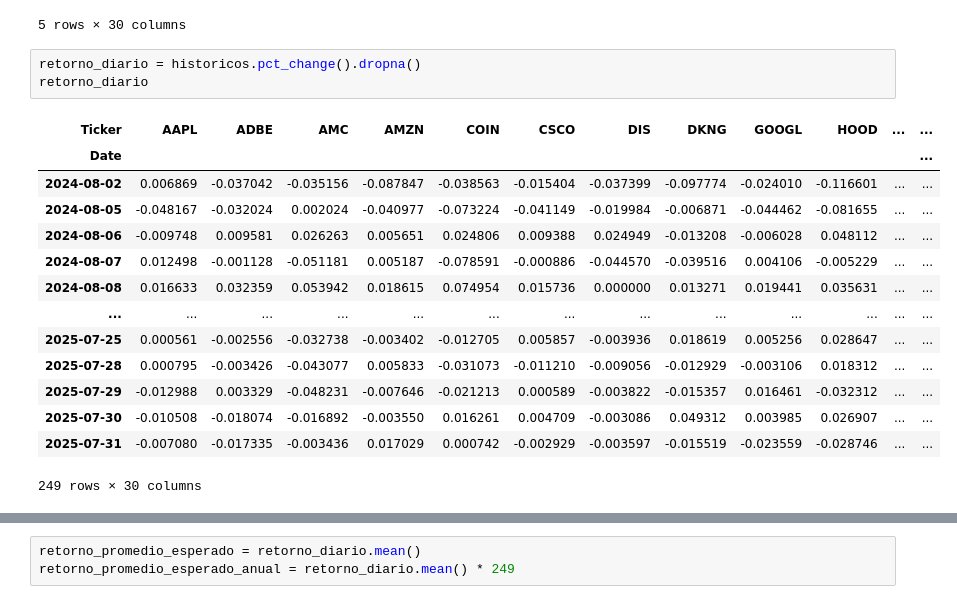
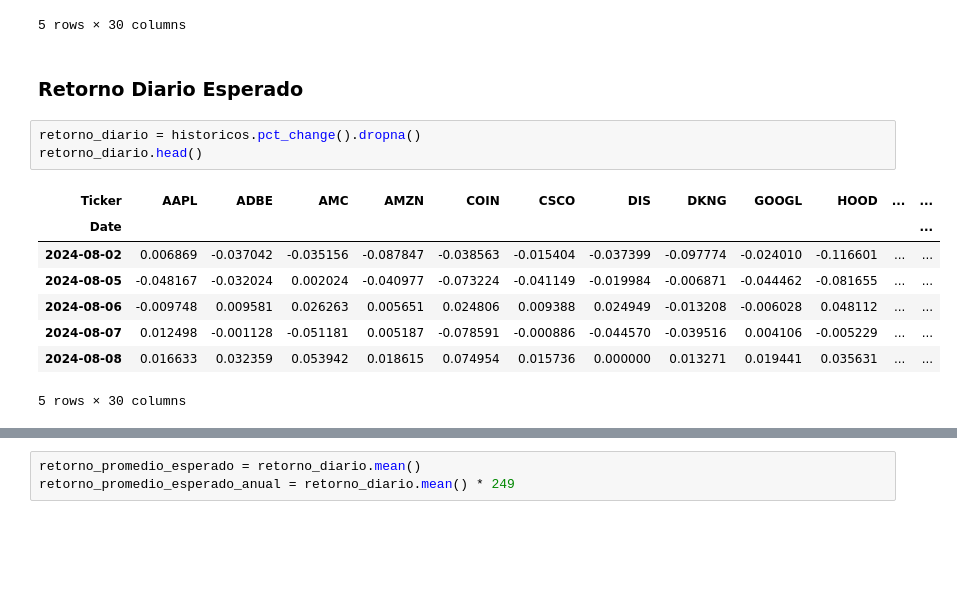
Before and after one commit to Tomaslopera/GeneticAlgorithm_FinancialPortfolio, a Jupyter notebook: GeneticAlgorithm.ipynb, the cells around one changed output, grey strips where cells are left out. Cells and saved outputs as stored; diff of their text form; blank space fills up the shorter version.

```diff
--- a/GeneticAlgorithm.ipynb
+++ b/GeneticAlgorithm.ipynb
@@ -80,21 +80,17 @@ historicos.head()
 | 2024-08-06 | 206.265350 | 514.200012 | 5.08 | 161.929993 | 194.169998 | 43.954609 | 89.192741 | 31.379999 | 157.526917 | 17.209999 | ... | ... |
 | 2024-08-07 | 208.843307 | 513.619995 | 4.82 | 162.770004 | 178.910004 | 43.915676 | 85.217384 | 30.139999 | 158.173798 | 17.120001 | ... | ... |
 5 rows × 30 columns
+# %% [markdown]
+### Retorno Diario Esperado
 # %%
 retorno_diario = historicos.pct_change().dropna()
-retorno_diario
+retorno_diario.head()
 # %% [output]
 | Ticker | AAPL | ADBE | AMC | AMZN | COIN | CSCO | DIS | DKNG | GOOGL | HOOD | ... | ... |
 | Date |  |  |  |  |  |  |  |  |  |  |  | ... |
 | 2024-08-02 | 0.006869 | -0.037042 | -0.035156 | -0.087847 | -0.038563 | -0.015404 | -0.037399 | -0.097774 | -0.024010 | -0.116601 | ... | ... |
 | 2024-08-05 | -0.048167 | -0.032024 | 0.002024 | -0.040977 | -0.073224 | -0.041149 | -0.019984 | -0.006871 | -0.044462 | -0.081655 | ... | ... |
 | 2024-08-06 | -0.009748 | 0.009581 | 0.026263 | 0.005651 | 0.024806 | 0.009388 | 0.024949 | -0.013208 | -0.006028 | 0.048112 | ... | ... |
 | 2024-08-07 | 0.012498 | -0.001128 | -0.051181 | 0.005187 | -0.078591 | -0.000886 | -0.044570 | -0.039516 | 0.004106 | -0.005229 | ... | ... |
 | 2024-08-08 | 0.016633 | 0.032359 | 0.053942 | 0.018615 | 0.074954 | 0.015736 | 0.000000 | 0.013271 | 0.019441 | 0.035631 | ... | ... |
-| ... | ... | ... | ... | ... | ... | ... | ... | ... | ... | ... | ... | ... |
-| 2025-07-25 | 0.000561 | -0.002556 | -0.032738 | -0.003402 | -0.012705 | 0.005857 | -0.003936 | 0.018619 | 0.005256 | 0.028647 | ... | ... |
-| 2025-07-28 | 0.000795 | -0.003426 | -0.043077 | 0.005833 | -0.031073 | -0.011210 | -0.009056 | -0.012929 | -0.003106 | 0.018312 | ... | ... |
-| 2025-07-29 | -0.012988 | 0.003329 | -0.048231 | -0.007646 | -0.021213 | 0.000589 | -0.003822 | -0.015357 | 0.016461 | -0.032312 | ... | ... |
-| 2025-07-30 | -0.010508 | -0.018074 | -0.016892 | -0.003550 | 0.016261 | 0.004709 | -0.003086 | 0.049312 | 0.003985 | 0.026907 | ... | ... |
-| 2025-07-31 | -0.007080 | -0.017335 | -0.003436 | 0.017029 | 0.000742 | -0.002929 | -0.003597 | -0.015519 | -0.023559 | -0.028746 | ... | ... |
-249 rows × 30 columns
+5 rows × 30 columns
```
Also changed, not shown: parts of 8 cells of this notebook, 4 other files.
